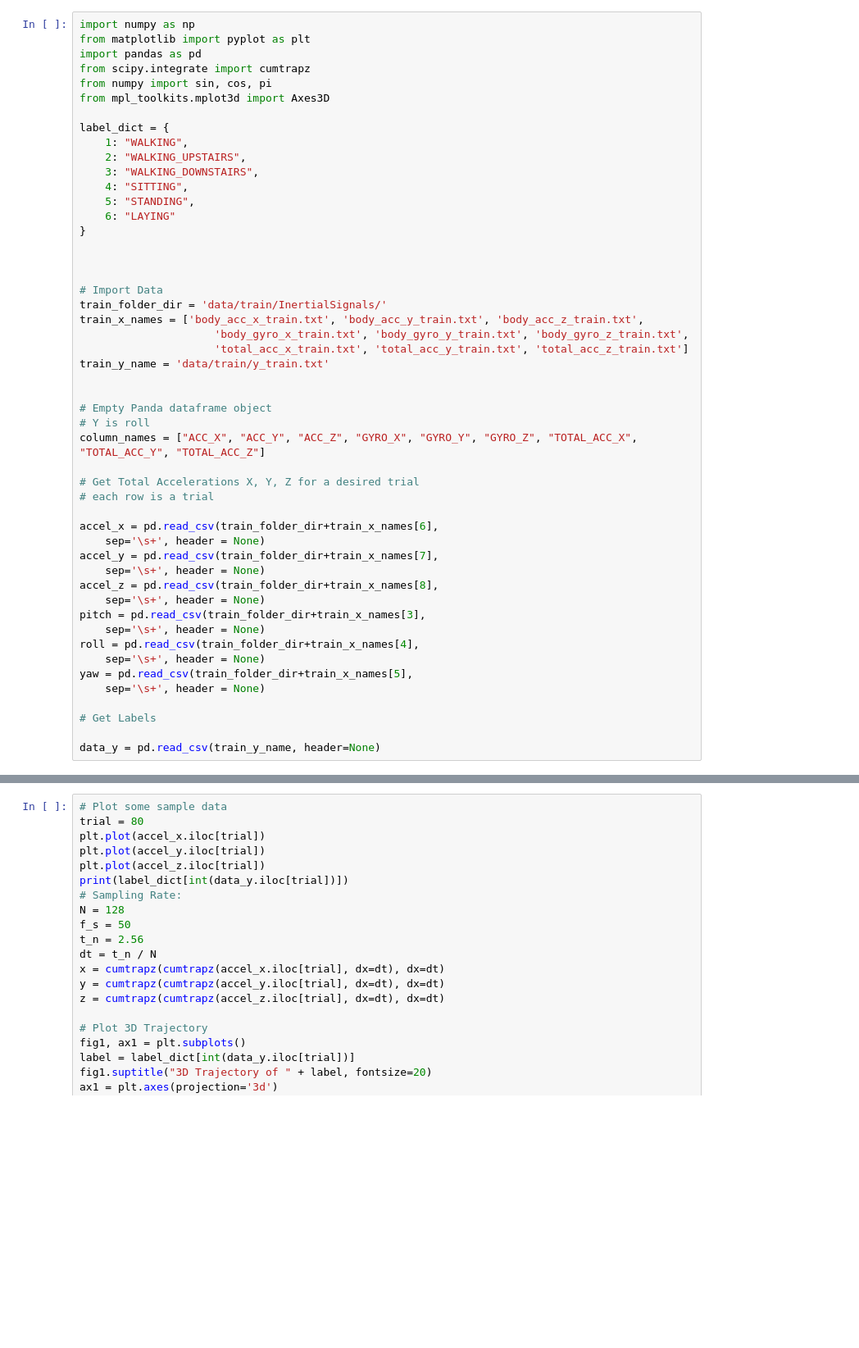
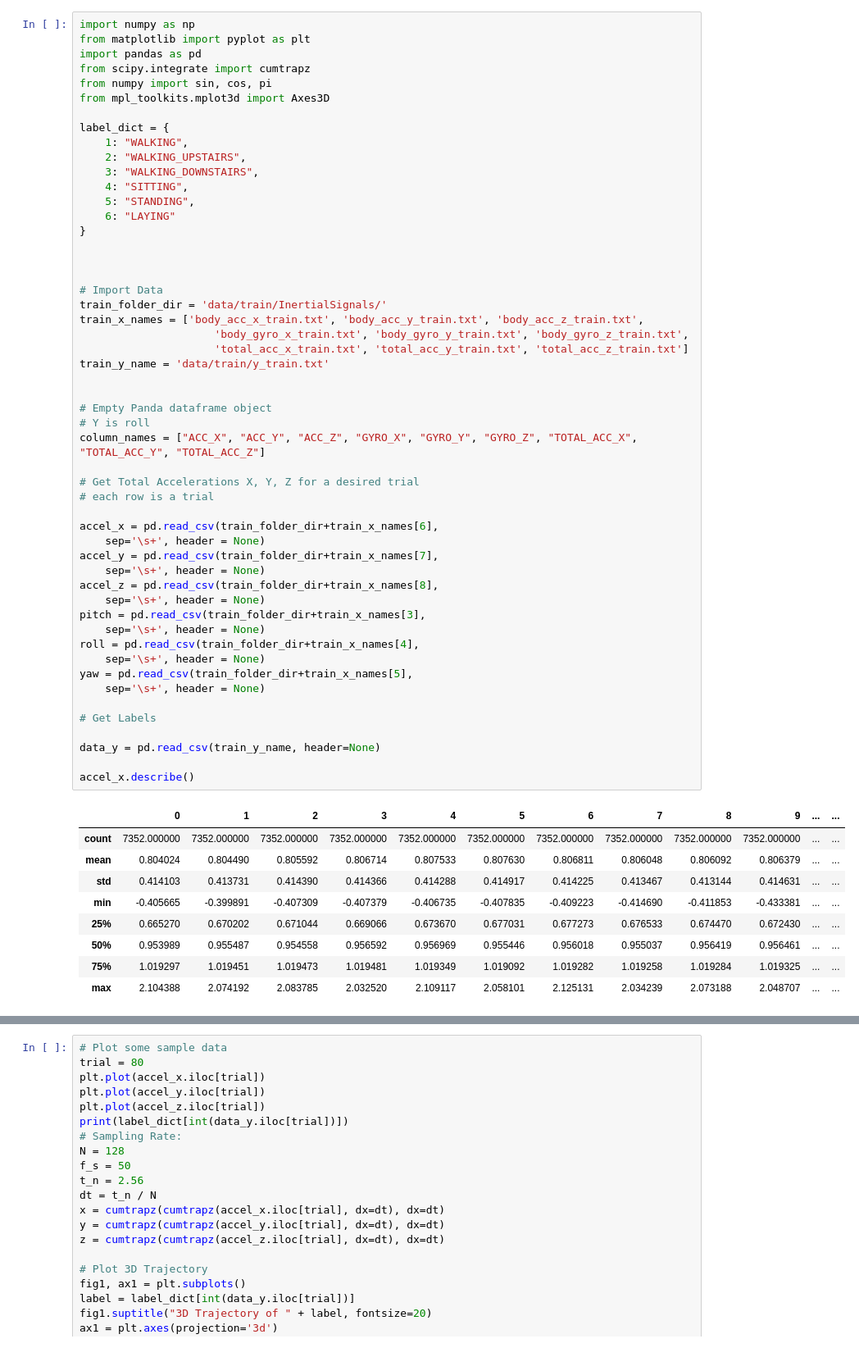
Before and after one commit to BAmercury/ML_HumanActivityRecog, a Jupyter notebook: analysis.ipynb, the cells around one changed output, grey strips where cells are left out. Shown: that part at 82% size. Saved outputs shown, nothing was run; the diff lists cells and outputs as text; blank space fills up the shorter version.

```diff
--- a/analysis.ipynb
+++ b/analysis.ipynb
@@ -21,30 +21,42 @@ label_dict = {
 train_folder_dir = 'data/train/InertialSignals/'
 train_x_names = ['body_acc_x_train.txt', 'body_acc_y_train.txt', 'body_acc_z_train.txt',
                      'body_gyro_x_train.txt', 'body_gyro_y_train.txt', 'body_gyro_z_train.txt',
                      'total_acc_x_train.txt', 'total_acc_y_train.txt', 'total_acc_z_train.txt']
 train_y_name = 'data/train/y_train.txt'
 
 
 # Empty Panda dataframe object
 # Y is roll
 column_names = ["ACC_X", "ACC_Y", "ACC_Z", "GYRO_X", "GYRO_Y", "GYRO_Z", "TOTAL_ACC_X", "TOTAL_ACC_Y", "TOTAL_ACC_Z"]
 
 # Get Total Accelerations X, Y, Z for a desired trial
 # each row is a trial
 
 accel_x = pd.read_csv(train_folder_dir+train_x_names[6],
     sep='\s+', header = None)
 accel_y = pd.read_csv(train_folder_dir+train_x_names[7],
     sep='\s+', header = None)
 accel_z = pd.read_csv(train_folder_dir+train_x_names[8],
     sep='\s+', header = None)
 pitch = pd.read_csv(train_folder_dir+train_x_names[3],
     sep='\s+', header = None)
 roll = pd.read_csv(train_folder_dir+train_x_names[4],
     sep='\s+', header = None)
 yaw = pd.read_csv(train_folder_dir+train_x_names[5],
     sep='\s+', header = None)
 
 # Get Labels
 
 data_y = pd.read_csv(train_y_name, header=None)
+
+accel_x.describe()
+# %% [output]
+|  | 0 | 1 | 2 | 3 | 4 | 5 | 6 | 7 | 8 | 9 | ... | ... |
+| count | 7352.000000 | 7352.000000 | 7352.000000 | 7352.000000 | 7352.000000 | 7352.000000 | 7352.000000 | 7352.000000 | 7352.000000 | 7352.000000 | ... | ... |
+| mean | 0.804024 | 0.804490 | 0.805592 | 0.806714 | 0.807533 | 0.807630 | 0.806811 | 0.806048 | 0.806092 | 0.806379 | ... | ... |
+| std | 0.414103 | 0.413731 | 0.414390 | 0.414366 | 0.414288 | 0.414917 | 0.414225 | 0.413467 | 0.413144 | 0.414631 | ... | ... |
+| min | -0.405665 | -0.399891 | -0.407309 | -0.407379 | -0.406735 | -0.407835 | -0.409223 | -0.414690 | -0.411853 | -0.433381 | ... | ... |
+| 25% | 0.665270 | 0.670202 | 0.671044 | 0.669066 | 0.673670 | 0.677031 | 0.677273 | 0.676533 | 0.674470 | 0.672430 | ... | ... |
+| 50% | 0.953989 | 0.955487 | 0.954558 | 0.956592 | 0.956969 | 0.955446 | 0.956018 | 0.955037 | 0.956419 | 0.956461 | ... | ... |
+| 75% | 1.019297 | 1.019451 | 1.019473 | 1.019481 | 1.019349 | 1.019092 | 1.019282 | 1.019258 | 1.019284 | 1.019325 | ... | ... |
+| max | 2.104388 | 2.074192 | 2.083785 | 2.032520 | 2.109117 | 2.058101 | 2.125131 | 2.034239 | 2.073188 | 2.048707 | ... | ... |
```
Also changed, not shown: parts of 3 cells of this notebook, 1 other file.
